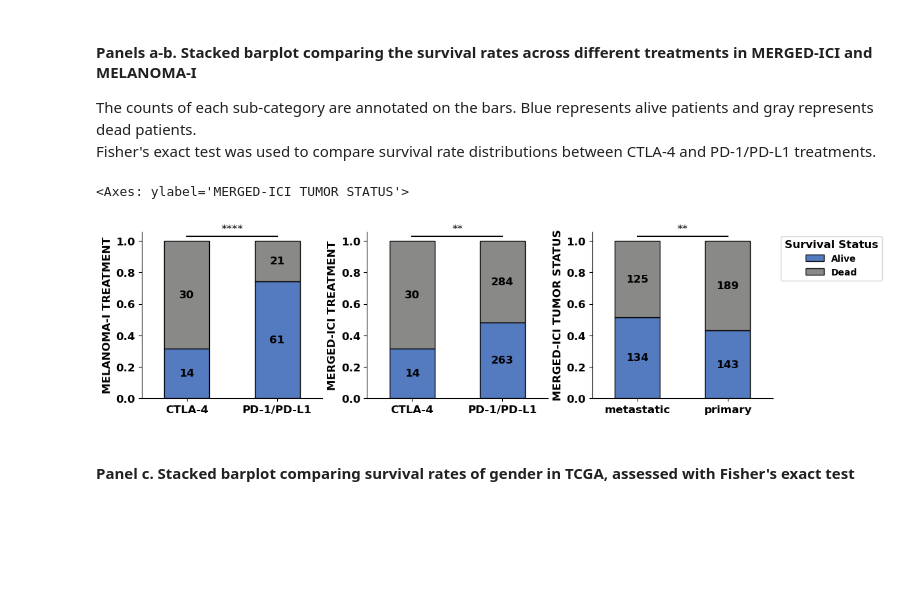
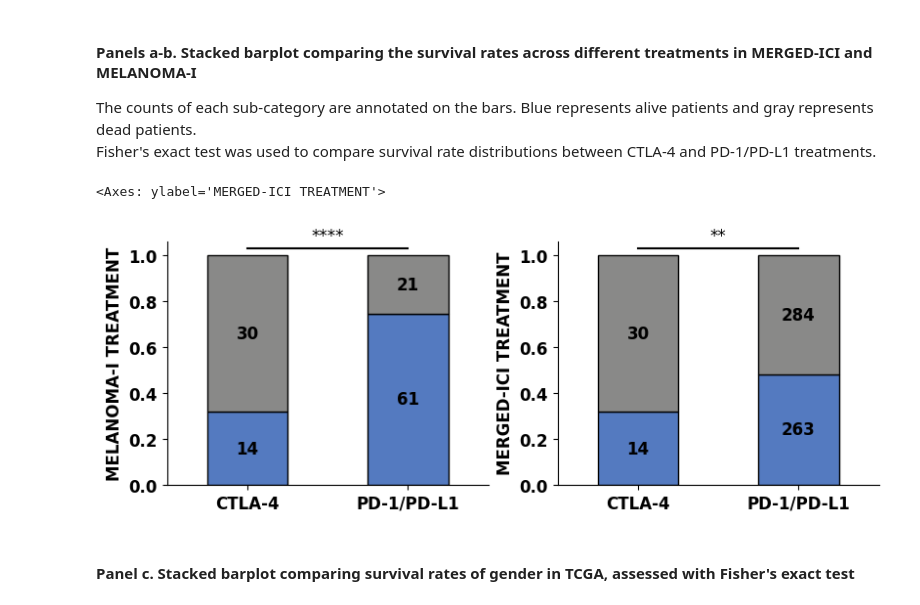
Before and after one commit to qiluzhou/TMEscore_review, a Jupyter notebook: codes.ipynb, the cells around one changed output. Drawn from its saved outputs; the diff is of its cells as text; code cells hidden in the pictures; blank space fills up the shorter version.

```diff
--- a/codes.ipynb
+++ b/codes.ipynb
@@ -1292,13 +1274,13 @@ The counts of each sub-category are annotated on the bars. Blue represents alive
 Fisher's exact test was used to compare survival rate distributions between CTLA-4 and PD-1/PD-L1 treatments.
 # %%
 combined_data1['tumor status'] = combined_data1['tumor type']
-fig3_2, ax3_2 = plt.subplots(1,3, figsize=(12, 3), constrained_layout=True)
+fig3_2, ax3_2 = plt.subplots(1,2, figsize=(8, 3), constrained_layout=True)
 survival_stack_bar(ax3_2[0], melanoma_data1, "treatment", "MELANOMA-I")
 survival_stack_bar(ax3_2[1], combined_data1, "treatment", "MERGED-ICI")
-survival_stack_bar(ax3_2[2], combined_data1, "tumor status", "MERGED-ICI", legend = True)
+#survival_stack_bar(ax3_2[2], combined_data1, "tumor status", "MERGED-ICI", legend = True)
 # %% [output]
-<Axes: ylabel='MERGED-ICI TUMOR STATUS'>
+<Axes: ylabel='MERGED-ICI TREATMENT'>
-[figure, old version]
+[figure, new version]
 # %% [markdown]
 #### Panel c. Stacked barplot comparing survival rates of gender in TCGA, assessed with Fisher's exact test
 # %%
```
Also changed, not shown: parts of 9 cells of this notebook.
